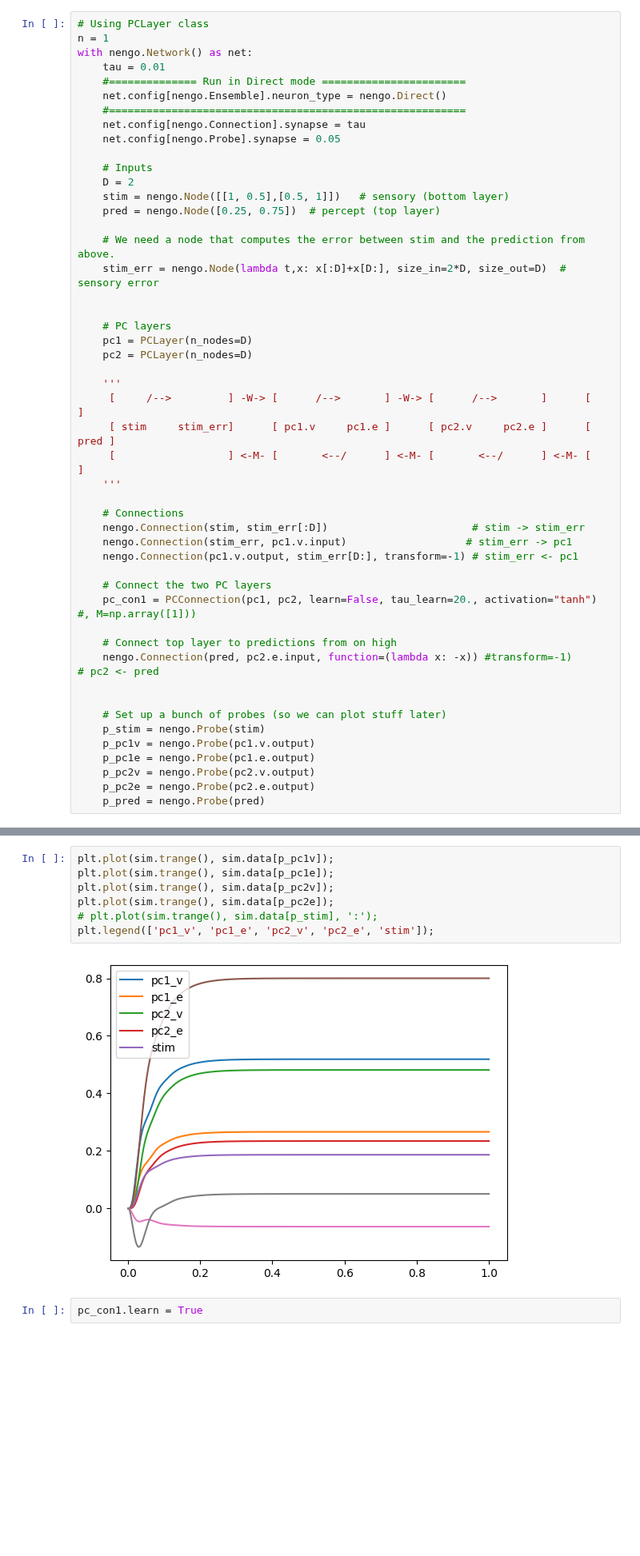
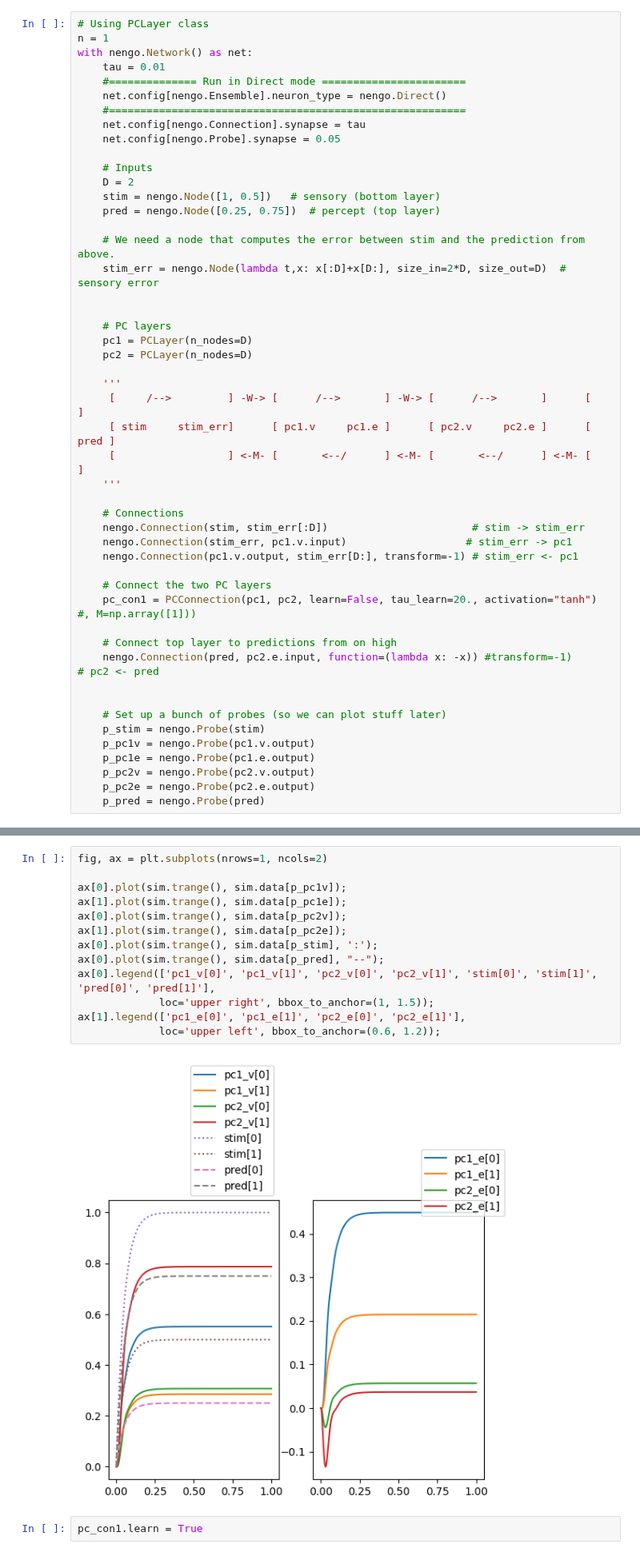
Before and after one commit to jorchard/pc_nengo, a Jupyter notebook: predictive_coding.ipynb, the cells around one changed output, grey strips where cells are left out. Shown at 80% size. Drawn from its saved outputs; the diff is of its cells as text; blank space fills up the shorter version.

```diff
--- a/predictive_coding.ipynb
+++ b/predictive_coding.ipynb
@@ -183,7 +179,7 @@ with nengo.Network() as net:
 
     # Inputs
     D = 2
-    stim = nengo.Node([[1, 0.5],[0.5, 1]])   # sensory (bottom layer)
+    stim = nengo.Node([1, 0.5])   # sensory (bottom layer)
     pred = nengo.Node([0.25, 0.75])  # percept (top layer)
 
     # We need a node that computes the error between stim and the prediction from above.
@@ -230,12 +226,18 @@ sim.run(1.)
 # %%
-plt.plot(sim.trange(), sim.data[p_pc1v]);
-plt.plot(sim.trange(), sim.data[p_pc1e]);
-plt.plot(sim.trange(), sim.data[p_pc2v]);
-plt.plot(sim.trange(), sim.data[p_pc2e]);
-# plt.plot(sim.trange(), sim.data[p_stim], ':');
-plt.legend(['pc1_v', 'pc1_e', 'pc2_v', 'pc2_e', 'stim']);
+fig, ax = plt.subplots(nrows=1, ncols=2)
+
+ax[0].plot(sim.trange(), sim.data[p_pc1v]);
+ax[1].plot(sim.trange(), sim.data[p_pc1e]);
+ax[0].plot(sim.trange(), sim.data[p_pc2v]);
+ax[1].plot(sim.trange(), sim.data[p_pc2e]);
+ax[0].plot(sim.trange(), sim.data[p_stim], ':');
+ax[0].plot(sim.trange(), sim.data[p_pred], "--");
+ax[0].legend(['pc1_v[0]', 'pc1_v[1]', 'pc2_v[0]', 'pc2_v[1]', 'stim[0]', 'stim[1]', 'pred[0]', 'pred[1]'],
+             loc='upper right', bbox_to_anchor=(1, 1.5));
+ax[1].legend(['pc1_e[0]', 'pc1_e[1]', 'pc2_e[0]', 'pc2_e[1]'],
+             loc='upper left', bbox_to_anchor=(0.6, 1.2));
 # %% [output]
-[figure, old version]
+[figure, new version]
 # %%
 pc_con1.learn = True
 # %%
```
Also changed, not shown: parts of 19 cells of this notebook.
